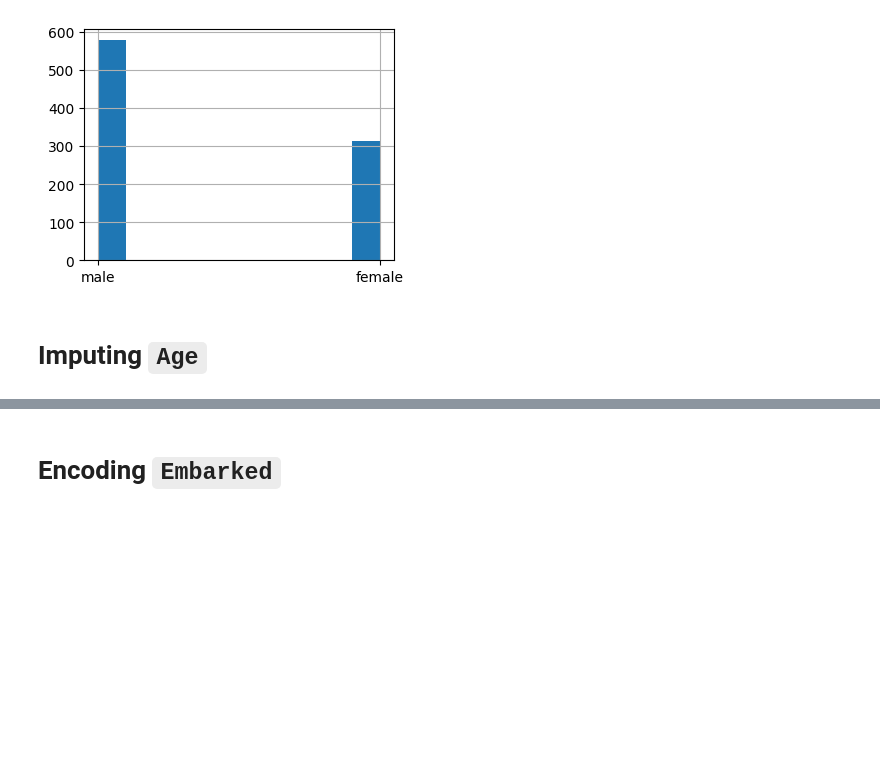
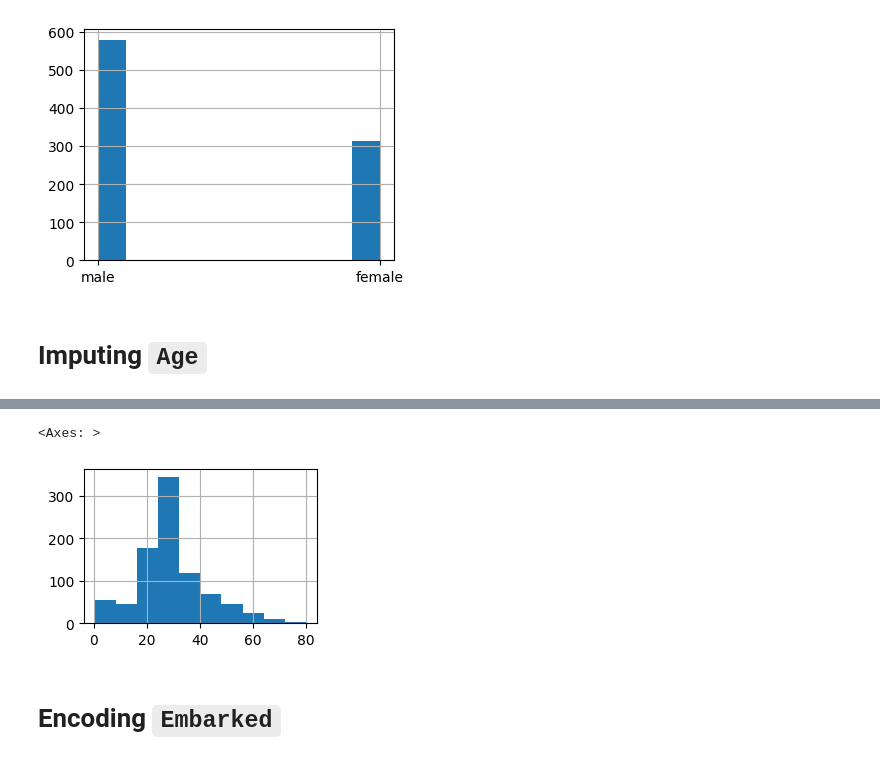
Before and after one commit to w4bo/AA2425-unibo-mldm, a Jupyter notebook: slides/lab-06-titanic.ipynb, the cells around one changed output, grey strips where cells are left out. Saved outputs shown, nothing was run; the diff lists cells and outputs as text; code cells hidden in the pictures; blank space fills up the shorter version.

```diff
--- a/slides/lab-06-titanic.ipynb
+++ b/slides/lab-06-titanic.ipynb
@@ -103,4 +109,10 @@ df['Sex'] = df['Sex'].map({'male': 0, 'female': 1})
 # %%
 df["Age"]=df["Age"].fillna(df["Age"].mean())
+# %%
+plt.figure(figsize=(3, 2))
+df["Age"].hist()
+# %% [output]
+<Axes: >
+[figure, added]
 # %% [markdown]
 # Encoding `Embarked`
```
Also changed, not shown: parts of 7 cells of this notebook, 1 other file.
